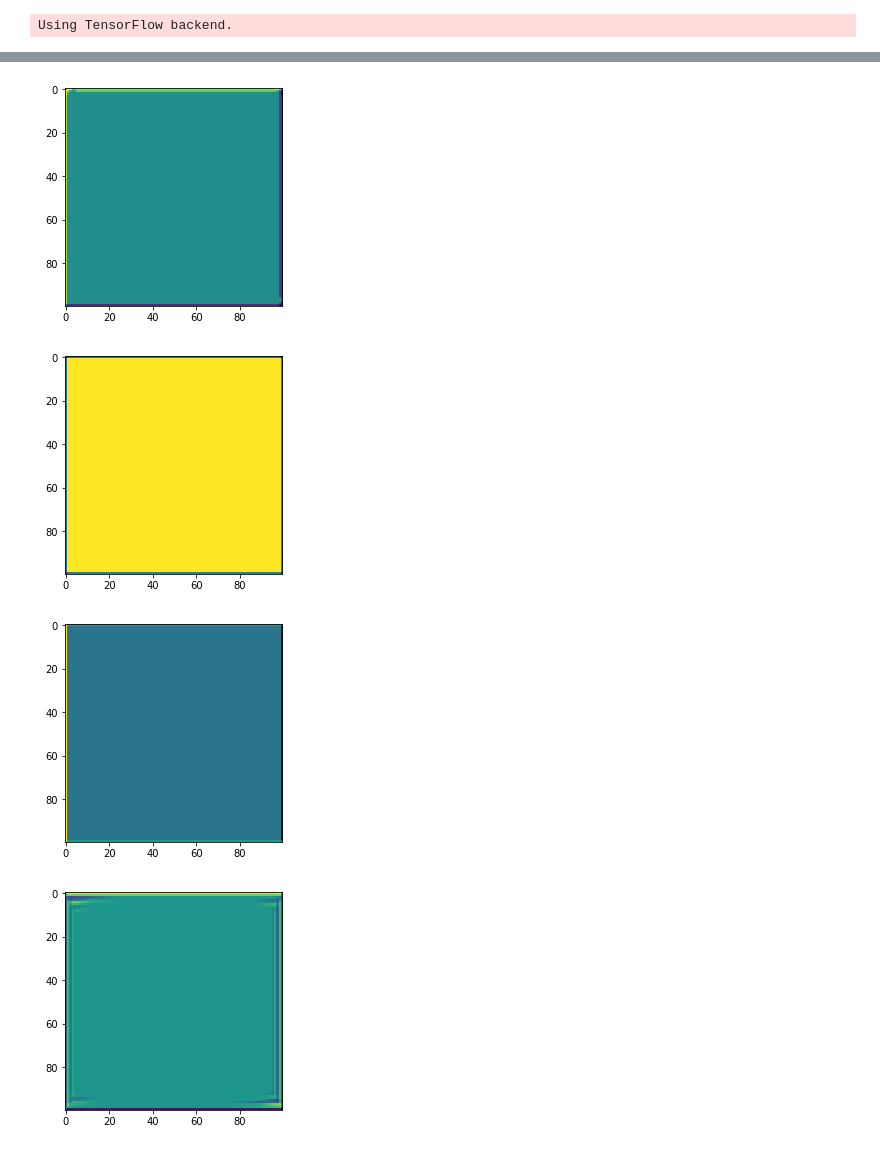
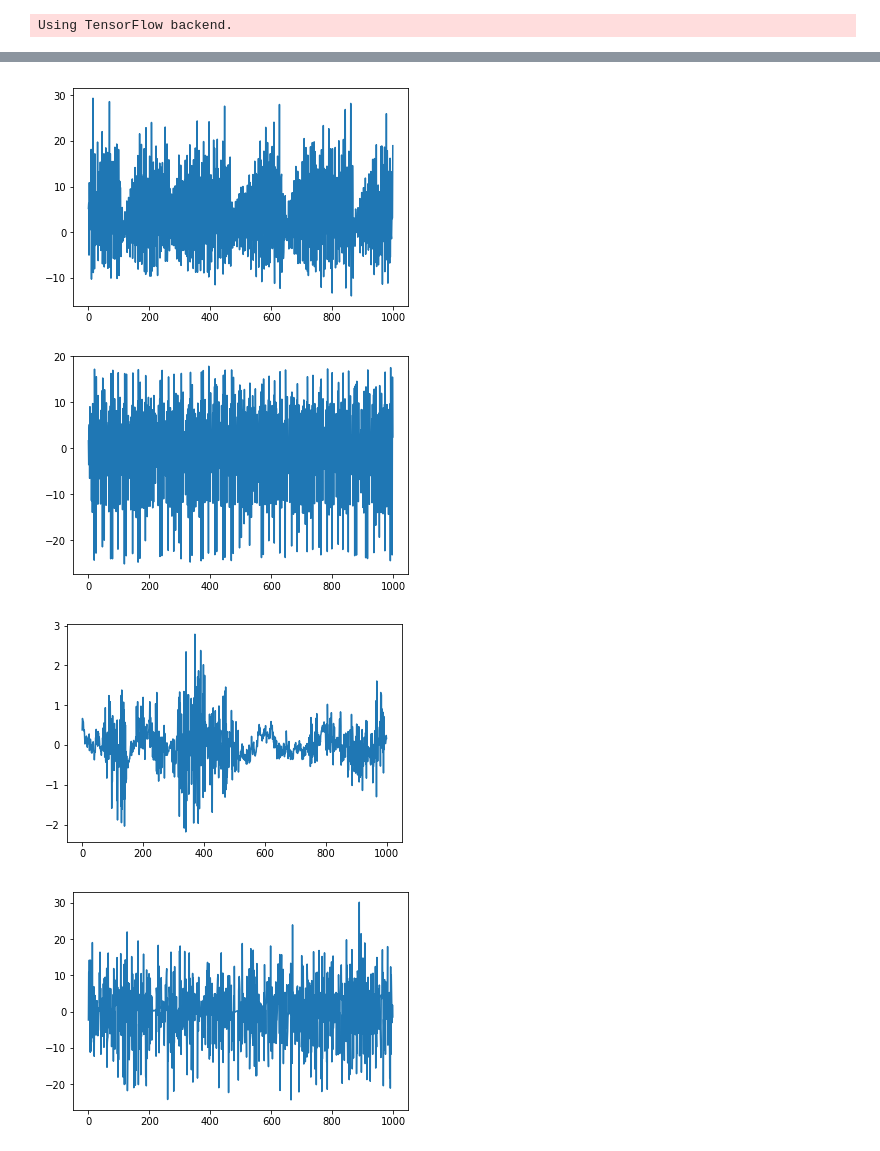
Before and after one commit to BadrYoubiIdrissi/AudioFeatureVisualization, a Jupyter notebook: Visualization.ipynb, the cells around one changed output, grey strips where cells are left out. Cells and saved outputs as stored; diff of their text form; code cells hidden in the pictures.

```diff
--- a/Visualization.ipynb
+++ b/Visualization.ipynb
@@ -12,9 +13,10 @@ Using TensorFlow backend.
 # %%
  #We load the trained VGG model
 pathToModel = "model/model_VGG16_11_12_2018.h5"
-sampleAu,fs = librosa.load("/home/badrdr/Dev/ML/AudioDNN/VGGTraining/genres/blues/blues.00010.au")
 
-model = loadTruncatedModel(pathToModel)
+model = model_from_json(open("model/architecture_msdTag.json").read())
+model.load_weights("model/weight_msdTag.hdf5")
+
 layerDict = getLayerDict(model)
 model.summary()
 # %% [output]
@@ -37 +39,5 @@ Non-trainable params: 0
 _________________________________________________________________
+# %%
+sampleAu,fs = librosa.load("audio/rock.00001.au")
+
+ipd.Audio(sampleAu, rate=fs)
@@ -38,22 +51,22 @@ _________________________________________________________________
 # %%
 #Corresponds to the size of the training mel spectrogram
 
-imgWidth, imgHeight = 100, 100
+signalLength = 59049
 # %%
 keptFilters = []
 
 inputTensor = model.input
-layerName = 'block1_conv1'
+layerName = 'activation_3'
 
 print("Percentage : ")
-for filterIndex in range(512):
-    print('-{}-'.format(filterIndex/512*100))
+for filterIndex in range(128):
+    print('-{}'.format(filterIndex/128*100))
     startTime = time.time()
 
     iterate = getIterateFunction(layerDict, layerName, filterIndex, inputTensor)
 
     #inputImgData = (np.random.random((1, imgWidth, imgHeight, 3)) - 0.5) * 20 + 128
-    inputImgData = np.zeros((1, imgWidth, imgHeight, 3))
+    inputImgData = sampleAu[np.newaxis,:signalLength,np.newaxis].copy()
 
     step = 0.1
 
@@ -63,7 +76,7 @@ for filterIndex in range(512):
 
     if lossValue > 0.:
         print("kept!")
-        keptFilters.append((inputImgData[0,:,:,0], lossValue))
+        keptFilters.append((inputImgData[0,:,0], lossValue))
         if len(keptFilters) == 5:
             break
     endTime = time.time()
@@ -88,9 +101,9 @@ kept!
 # %%
 for img in keptFilters:
     plt.figure()
-    plt.imshow(img[0])
+    plt.plot(range(1000),img[0][:1000])
 # %% [output]
-[figure, old version]
+[figure, new version]
-[figure, old version]
+[figure, new version]
-[figure, old version]
+[figure, new version]
-[figure, old version]
+[figure, new version]
```
Also changed, not shown: parts of 8 cells of this notebook, 5 other files.
